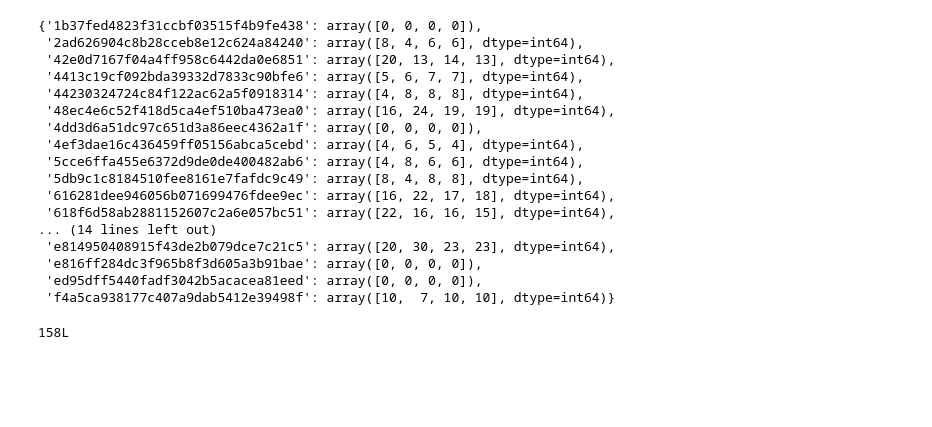
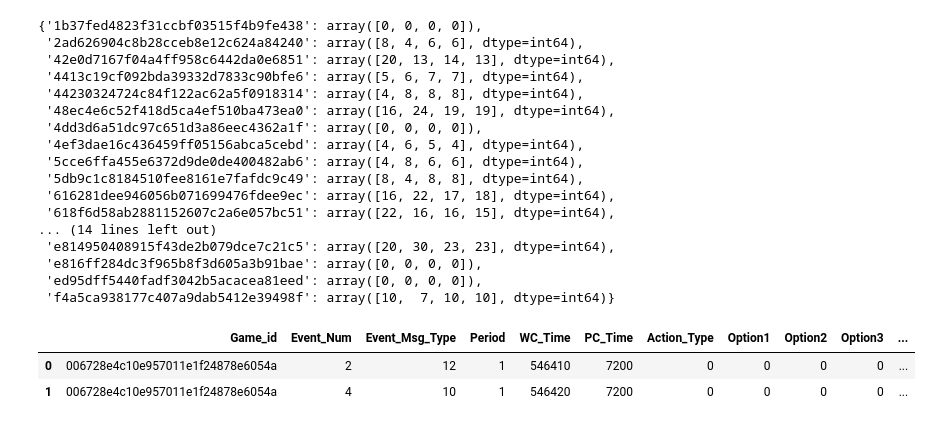
Before and after one commit to wpouse/NBA, a Jupyter notebook: Hackathon Prompt/NBA Rewrite.ipynb, the cells around one changed output. Cells and saved outputs as stored; diff of their text form; code cells hidden in the pictures; blank space fills up the shorter version.

```diff
--- a/Hackathon Prompt/NBA Rewrite.ipynb
+++ b/Hackathon Prompt/NBA Rewrite.ipynb
@@ -138,13 +138,13 @@ class Game(object):
 
     def score_event(self, idx, event):
 
-        for play in event:
-            play_e, play_a = play[2], play[6]
+        for play in event.itertuples():
+            play_e, play_a = play_e, play_a = getattr(play, 'Event_Msg_Type'), getattr(play, 'Action_Type') #play[2], play[6]
             play_value = EventScoringValues[play_e][play_a]
 
             if play_value == 0:
                 continue
-            play_value = play[7]
+            play_value = getattr(play, 'Option1') #play[7]
             if (play_e == 3) and (play_value != 1):
                 #On free throws, only a made ft if play_value ('Option1' = 1), it is sometimes 2 or another non-zero number
                 continue
@@ -164,8 +164,8 @@ class Game(object):
             self._add_possessions()
             self.poss_team_0 = None
             return
-        for play in event:
-            play_e, play_a = play[2], play[6]
+        for play in event.itertuples():
+            play_e, play_a = getattr(play, 'Event_Msg_Type'), getattr(play, 'Action_Type') #play[2], play[6]
             poss_change = EventPossChange[play_e][play_a]
 
             if poss_change:
@@ -183,20 +183,17 @@ class Game(object):
 
     def _EoP_in_event(self, event):
         #Check PC time = 0
-        return event[0][5] == 0
+        return event.iloc[0, 5] == 0
 
     def _get_next_poss(self, idx):
         #lift the doPossessionFix from winston's codce
-
-        if idx > 78:
-            print self.play_by_play[idx]
         if self._EoP_in_event(self.play_by_play[idx]):
             return not self.poss_team_0
 
         for event in self.play_by_play[idx+1:]:
-            for play in event:
+            for play in event.itertuples():
                 # gonna have to check that this makes sense...
-                play_e, play_a = play[2], play[6]
+                play_e, play_a = getattr(play, 'Event_Msg_Type'), getattr(play, 'Action_Type') #play[2], play[6]
 
                 #Only made shot, missed shot, free throw, turnover, and end of period establishes posession
                 if play_e in (1, 2, 3, 5, 13):
@@ -205,7 +202,7 @@ class Game(object):
                     #if next time step has end of period, return opposite of current possession so add_possessions gets run
                     if play_e == 13:
                         return not self.poss_team_0
-                    return play[11] in self.teams[0]
+                    return getattr(play, 'Person1') in self.teams[0] #play[11] in self.teams[0]
 
     def _add_possessions(self):
 
@@ -220,17 +217,18 @@ class Game(object):
 
     def substitution(self,idx, event):
 
-        for play in event:
-            play_e, play_a = play[2], play[6]
+        for play in event.itertuples():
+            play_e, play_a = getattr(play, 'Event_Msg_Type'), getattr(play, 'Action_Type') #play[2], play[6]
             sub = EventSub[play_e][play_a]
 
             if sub:
                 if play_e == 8: #Garden variety substitution
-                    outgoing_player, ingoing_player = play[11], play[12]
+                    outgoing_player, ingoing_player = getattr(play, 'Person1'), getattr(play, 'Person2') #play[11], play[12]
                     if ingoing_player == ID_OF_INTEREST:
                             print 'Spicy P in', idx
                     if outgoing_player == ID_OF_INTEREST:
                             print 'Spicy P out', idx
+
 
                     if outgoing_player in self.teams[0]:
                         self.teams[0][outgoing_player].active = False
@@ -253,7 +251,7 @@ class Game(object):
 
 
                 else: #start of period
-                    period = play[3]-1
+                    period = getattr(play, 'Period')-1 #play[3]-1
                     if period == 0:
                         continue # we handle this on startup
 
@@ -276,7 +274,7 @@ class Game(object):
         sorted_pbp = self.sort_pbp(game_pbp)
         real_time = sorted_pbp['PC_Time'].as_matrix()+  (4-sorted_pbp['Period'].as_matrix())*7200
         _, unique_idxs = np.unique(real_time, return_index=True)
-        return np.split(game_pbp.as_matrix(), indices_or_sections=unique_idxs[::-1] )[1:] # remove the first one thats empty
+        return np.split(game_pbp, indices_or_sections=unique_idxs[::-1] )[1:] # remove the first one thats empty
 
     def sort_pbp(self, game_pbp):
         return game_pbp.sort_values(['Period', 'PC_Time', 'WC_Time', 'Event_Num'],\
@@ -315,12 +313,11 @@ class Game(object):
                 #At start of periods, don't know who has possession so use get_next_poss method to establish
                 self.poss_team_0 = self._get_next_poss(idx)
 
-            if idx > 78:
-                print self.poss_team_0
             self.score_event(idx, event)
             self.possession_change(idx, event)
             self.substitution(idx, event)
             self.incr_poss()
+
             #Moved the following from possession_change to here. This at least worked for Q1, but may break other stuff.
             #Reason is when subbed out on a ft, the possession change function would flip possession and then substitution method
             #would add possession to the opposite of possession change (offense/defense). Moving substitution before possession_change
@@ -329,7 +326,6 @@ class Game(object):
             #get_next_poss essentially tells you who has the ball except in the cases where the current time step is one of the
             #poss_change == True events (made, missed shot, ft, turnover)
             self.poss_team_0 = self._get_next_poss(idx)
-            print idx
 
             for team in self.teams:
                 for player in team.itervalues():
@@ -337,7 +333,7 @@ class Game(object):
                         print player.off_points, player.def_points, player.off_poss, player.def_poss
 
             if self._EoP_in_event(event):
-                if event[0][3] == up_to_period:
+                if event.iloc[0,3] == up_to_period: #event[0][3] == up_to_period:
                     print 'End Of Period', idx
                     break
             for teamno, team in enumerate(self.teams):
@@ -456,7 +452,7 @@ def compareGameDicts(gameDict1, gameDict2):
 # %%
 game0PlayByPlay = sortedPlayByPlay(PlayByPlay[PlayByPlay['Game_id'] == game0_id])
 # %%
-game0 = Game(game0_id, GameLineup, game0PlayByPlay[117:219])
+game0 = Game(game0_id, GameLineup, game0PlayByPlay[:117])
 game0Dict = game0.compute_ratings()
 game0Dict
 # %% [output]
@@ -552,6 +548,8 @@ game0Dict
  'ed95dff5440fadf3042b5acacea81eed': array([0, 0, 0, 0]),
  'f4a5ca938177c407a9dab5412e39498f': array([10,  7, 10, 10], dtype=int64)}
 # %%
-game0.play_by_play[0][0][1]
+game0.play_by_play[0]
 # %% [output]
-158L
+|  | Game_id | Event_Num | Event_Msg_Type | Period | WC_Time | PC_Time | Action_Type | Option1 | Option2 | Option3 | ... |
+| 0 | 006728e4c10e957011e1f24878e6054a | 2 | 12 | 1 | 546410 | 7200 | 0 | 0 | 0 | 0 | ... |
+| 1 | 006728e4c10e957011e1f24878e6054a | 4 | 10 | 1 | 546420 | 7200 | 0 | 0 | 0 | 0 | ... |
```
Also changed, not shown: parts of 3 cells of this notebook, 1 other file.
